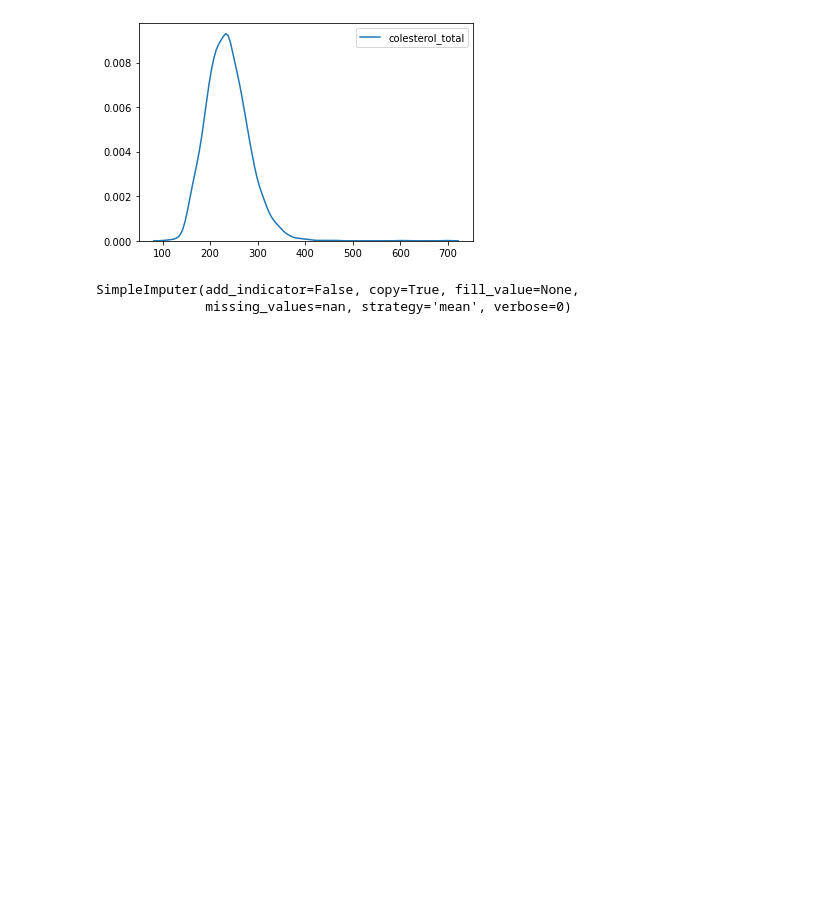
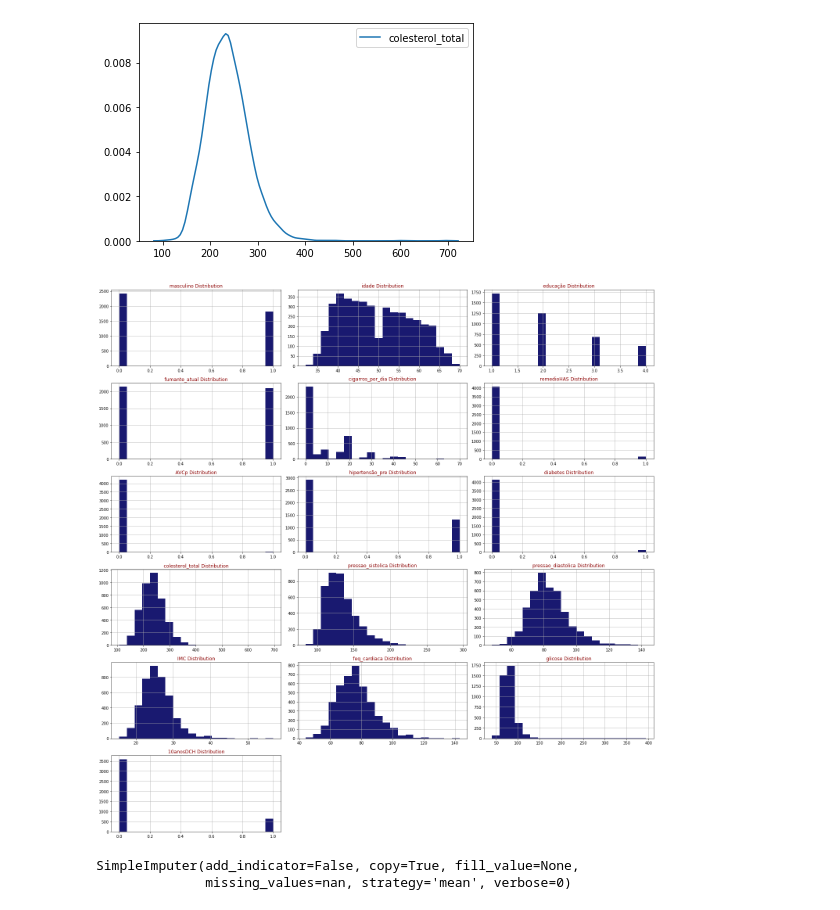
Before and after one commit to eduardofarina/workshopIAsaude, a Jupyter notebook: WORKSHOP_IA_SAUDE.ipynb, the cells around one changed output. Saved outputs shown, nothing was run; the diff lists cells and outputs as text; code cells hidden in the pictures; blank space fills up the shorter version.

```diff
--- a/WORKSHOP_IA_SAUDE.ipynb
+++ b/WORKSHOP_IA_SAUDE.ipynb
@@ -173,6 +174,19 @@ sns.kdeplot(data['colesterol_total'])
 # %% [output]
 <matplotlib.axes._subplots.AxesSubplot at 0x...>
 [figure]
+# %%
+def draw_histograms(dataframe, colunas, rows, cols):
+    fig=plt.figure(figsize=(20,20))
+    for i, colunas in enumerate(colunas):
+        ax=fig.add_subplot(rows,cols,i+1)
+        dataframe[colunas].hist(bins=20,ax=ax,facecolor='midnightblue')
+        ax.set_title(colunas +" Distribution",color='DarkRed')
+
+    fig.tight_layout()
+    plt.show()
+draw_histograms(data,data.columns,6,3)
+# %% [output]
+[figure, added]
 # %%
 # importando a biblioteca para realizar a divisão em treino e teste.
 from sklearn.model_selection import train_test_split
```
Also changed, not shown: parts of 6 cells of this notebook.
